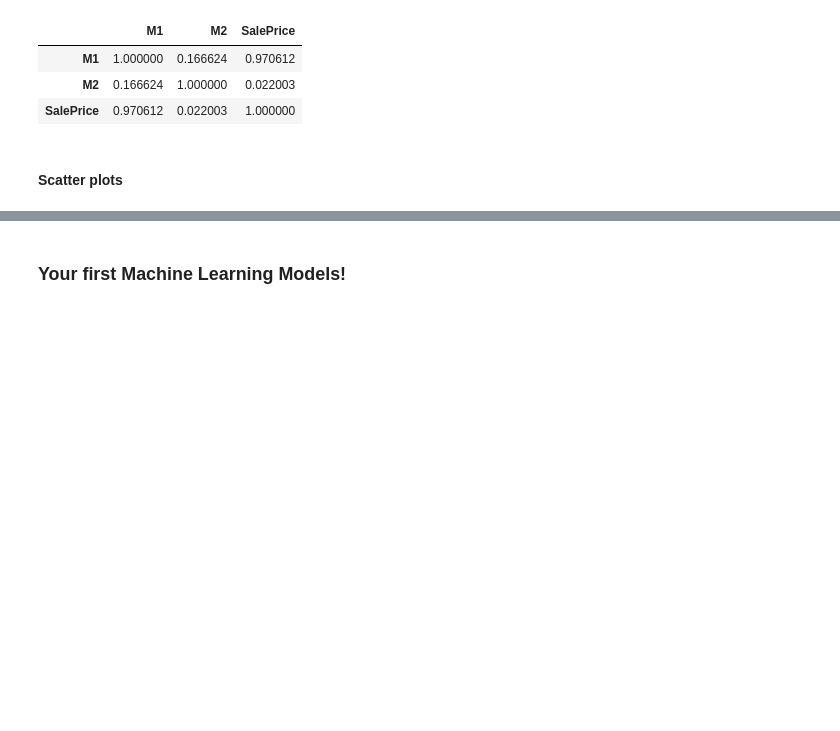
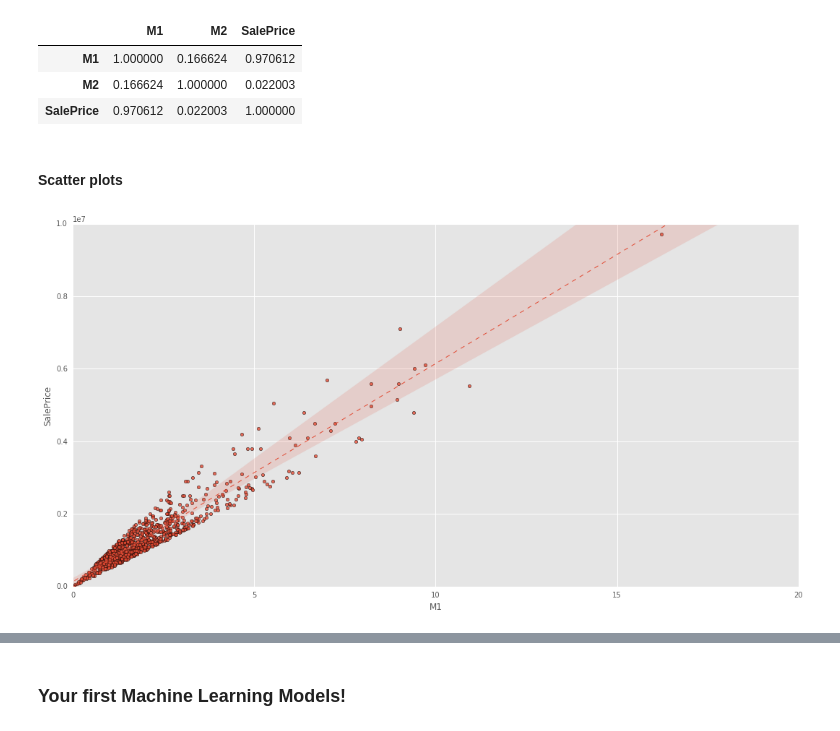
Before and after one commit to nicolairobles/DAT-NYC-37, a Jupyter notebook: lessons/lesson-05/code/codealong-05-inferential-statistics-for-model-fit.ipynb, the cells around one changed output, grey strips where cells are left out. Saved outputs shown, nothing was run; the diff lists cells and outputs as text; code cells hidden in the pictures; blank space fills up the shorter version.

```diff
--- a/lessons/lesson-05/code/codealong-05-inferential-statistics-for-model-fit.ipynb
+++ b/lessons/lesson-05/code/codealong-05-inferential-statistics-for-model-fit.ipynb
@@ -49,4 +50,21 @@ df[ ['M1', 'M2', 'SalePrice'] ].corr()
 | SalePrice | 0.970612 | 0.022003 | 1.000000 |
 # %% [markdown]
 #### Scatter plots
+# %%
+# We can also use df.plot for plotting:
+# df.plot(kind = 'scatter', x = 'M1', y = 'SalePrice', s = 100, figsize = (8, 8))
+
+plt.figure(figsize=(18, 9))
+axes = sns.regplot(data=df, # Dataframe to use (required)
+            x='M1',  # Dataframe column name for x-axis (required)
+            y='SalePrice', # Dataframe column name for y-axis (required)
+            line_kws={'linestyle':'--', 'linewidth': 1},  # Additional plot arguments
+            scatter_kws={'linewidth': 0.5, 'edgecolor': "black"})
+
+axes.set_ylim(0, 1e7)
+axes.set_xlim(0, 20);
+
+# See: https://stanford.edu/~mwaskom/software/seaborn/tutorial/regression.html for more details on regression plot
+# %% [output]
+[figure, added]
 # %%
```
Also changed, not shown: parts of 5 cells of this notebook, 2 other files.
